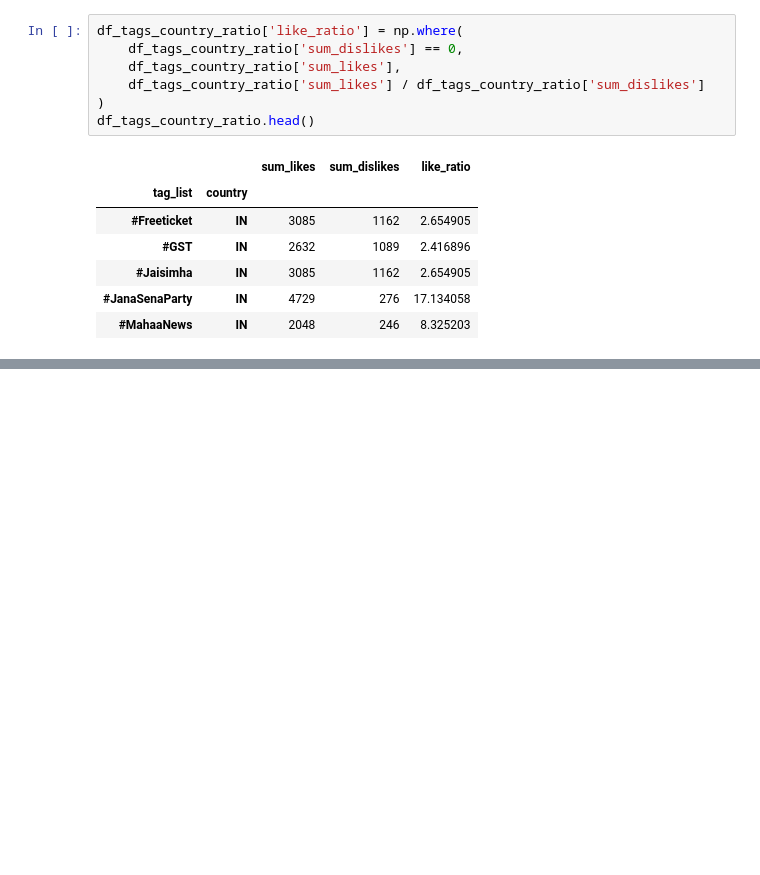
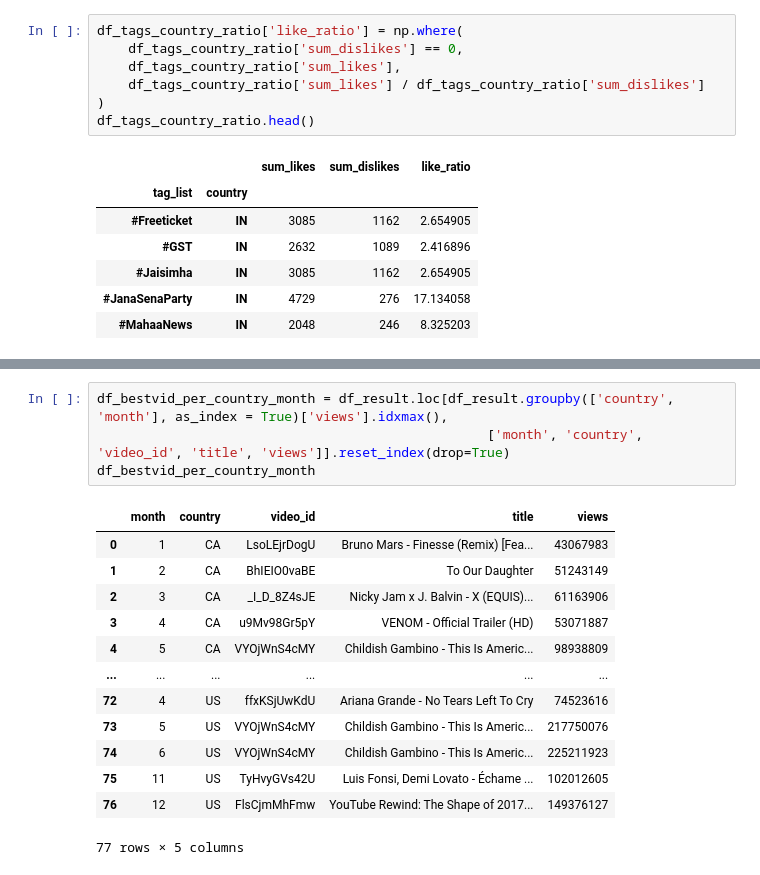
Before and after one commit to MarcoAsturi/CS_project, a Jupyter notebook: analysis.ipynb, the cells around one changed output, grey strips where cells are left out. Drawn from its saved outputs; the diff is of its cells as text; blank space fills up the shorter version.

```diff
--- a/analysis.ipynb
+++ b/analysis.ipynb
@@ -687,3 +700,21 @@ df_result.head()
 | 2 | 5qpjK5DgCt4 | 2017-11-14 | Racist Superman | Rudy Mancuso, K... | Rudy Mancuso | 23 | 2017-11-12T19:05:24.000Z | racist superman|"rudy"|"mancuso"|... | 3191434 | 146035 | ... |
 | 3 | d380meD0W0M | 2017-11-14 | I Dare You: GOING BALD!? | nigahiga | 24 | 2017-11-12T18:01:41.000Z | ryan|"higa"|"higatv"|"nigahiga"|"... | 2095828 | 132239 | ... |
 | 4 | 2Vv-BfVoq4g | 2017-11-14 | Ed Sheeran - Perfect (Official Mu... | Ed Sheeran | 10 | 2017-11-09T11:04:14.000Z | edsheeran|"ed sheeran"|"acoustic"... | 33523622 | 1634130 | ... |
+# %%
+df_bestvid_per_country_month = df_result.loc[df_result.groupby(['country', 'month'], as_index = True)['views'].idxmax(),
+                                                  ['month', 'country', 'video_id', 'title', 'views']].reset_index(drop=True)
+df_bestvid_per_country_month
+# %% [output]
+|  | month | country | video_id | title | views |
+| 0 | 1 | CA | LsoLEjrDogU | Bruno Mars - Finesse (Remix) [Fea... | 43067983 |
+| 1 | 2 | CA | BhIEIO0vaBE | To Our Daughter | 51243149 |
+| 2 | 3 | CA | _I_D_8Z4sJE | Nicky Jam x J. Balvin - X (EQUIS)... | 61163906 |
+| 3 | 4 | CA | u9Mv98Gr5pY | VENOM - Official Trailer (HD) | 53071887 |
+| 4 | 5 | CA | VYOjWnS4cMY | Childish Gambino - This Is Americ... | 98938809 |
+| ... | ... | ... | ... | ... | ... |
+| 72 | 4 | US | ffxKSjUwKdU | Ariana Grande - No Tears Left To Cry | 74523616 |
+| 73 | 5 | US | VYOjWnS4cMY | Childish Gambino - This Is Americ... | 217750076 |
+| 74 | 6 | US | VYOjWnS4cMY | Childish Gambino - This Is Americ... | 225211923 |
+| 75 | 11 | US | TyHvyGVs42U | Luis Fonsi, Demi Lovato - Échame ... | 102012605 |
+| 76 | 12 | US | FlsCjmMhFmw | YouTube Rewind: The Shape of 2017... | 149376127 |
+77 rows × 5 columns
```
Also changed, not shown: parts of 3 cells of this notebook.
